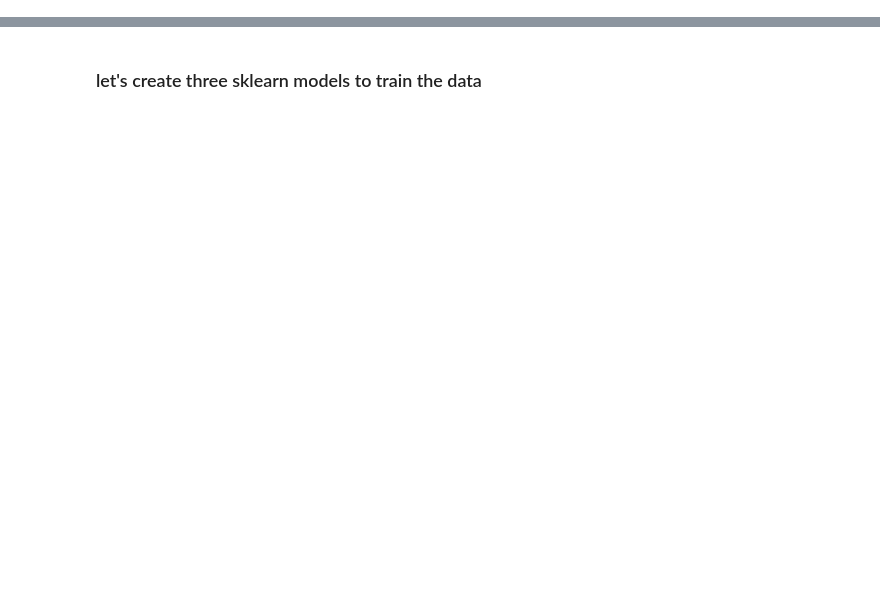
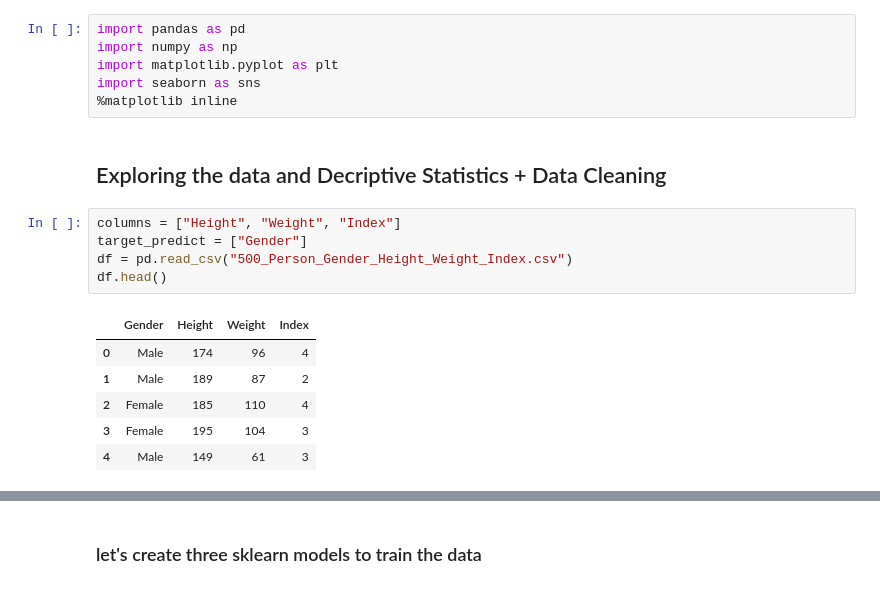
Before and after one commit to OuedraogoAbdoul/Gender-Classifier, a Jupyter notebook: gender_classifier.ipynb, the cells around one changed output, grey strips where cells are left out. Saved outputs shown, nothing was run; the diff lists cells and outputs as text; blank space fills up the shorter version.

```diff
--- a/gender_classifier.ipynb
+++ b/gender_classifier.ipynb
@@ -5,0 +14,20 @@
+# %%
+import pandas as pd
+import numpy as np
+import matplotlib.pyplot as plt
+import seaborn as sns
+%matplotlib inline
+# %% [markdown]
+## Exploring the data  and Decriptive Statistics + Data Cleaning
+# %%
+columns = ["Height", "Weight", "Index"]
+target_predict = ["Gender"]
+df = pd.read_csv("500_Person_Gender_Height_Weight_Index.csv")
+df.head()
+# %% [output]
+|  | Gender | Height | Weight | Index |
+| 0 | Male | 174 | 96 | 4 |
+| 1 | Male | 189 | 87 | 2 |
+| 2 | Female | 185 | 110 | 4 |
+| 3 | Female | 195 | 104 | 3 |
+| 4 | Male | 149 | 61 | 3 |
```
Also changed, not shown: parts of 38 cells of this notebook, 2 other files.
